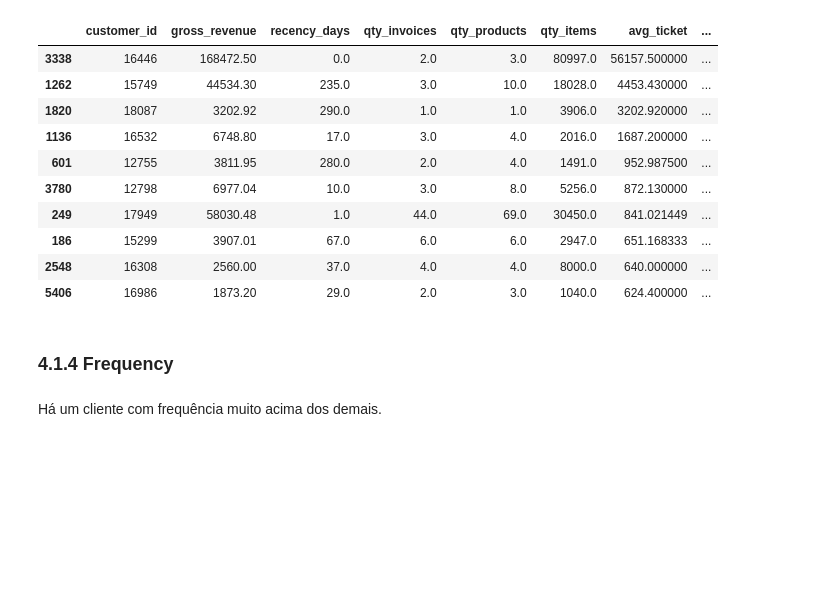
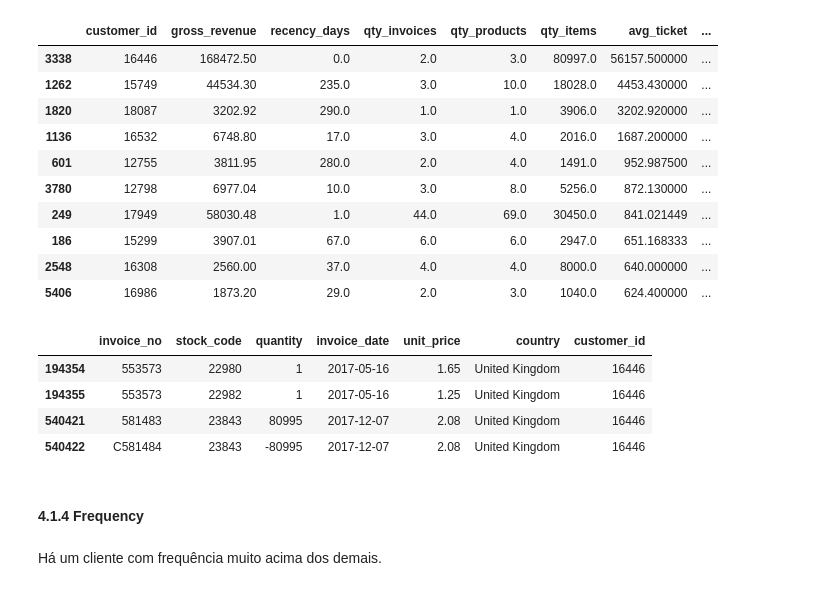
Before and after one commit to matheusventurads/loyalty-clustering-programm, a Jupyter notebook: notebooks/c05-mv-exploratory-dta-analsysis.ipynb, the cells around one changed output. Cells and saved outputs as stored; diff of their text form; code cells hidden in the pictures; blank space fills up the shorter version.

```diff
--- a/notebooks/c05-mv-exploratory-dta-analsysis.ipynb
+++ b/notebooks/c05-mv-exploratory-dta-analsysis.ipynb
@@ -761,8 +761,16 @@ df4.sort_values('avg_ticket', ascending=False).head(10)
 | 186 | 15299 | 3907.01 | 67.0 | 6.0 | 6.0 | 2947.0 | 651.168333 | ... |
 | 2548 | 16308 | 2560.00 | 37.0 | 4.0 | 4.0 | 8000.0 | 640.000000 | ... |
 | 5406 | 16986 | 1873.20 | 29.0 | 2.0 | 3.0 | 1040.0 | 624.400000 | ... |
+# %%
+df3[df3['customer_id'] == 16446]
+# %% [output]
+|  | invoice_no | stock_code | quantity | invoice_date | unit_price | country | customer_id |
+| 194354 | 553573 | 22980 | 1 | 2017-05-16 | 1.65 | United Kingdom | 16446 |
+| 194355 | 553573 | 22982 | 1 | 2017-05-16 | 1.25 | United Kingdom | 16446 |
+| 540421 | 581483 | 23843 | 80995 | 2017-12-07 | 2.08 | United Kingdom | 16446 |
+| 540422 | C581484 | 23843 | -80995 | 2017-12-07 | 2.08 | United Kingdom | 16446 |
 # %% [markdown]
-### 4.1.4 Frequency
+#### 4.1.4 Frequency
 # %% [markdown]
 Há um cliente com frequência muito acima dos demais.
 # %%
```
Also changed, not shown: parts of 18 cells of this notebook, 3 other files.
